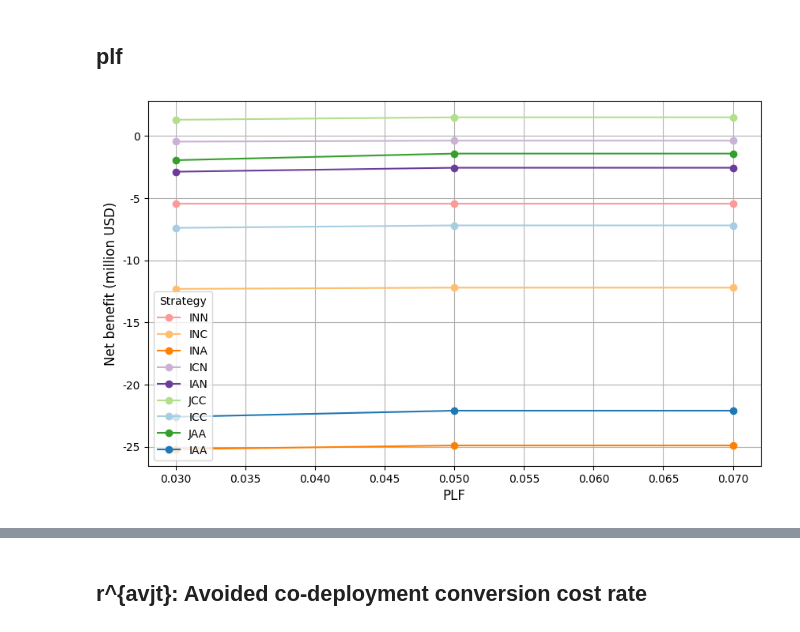
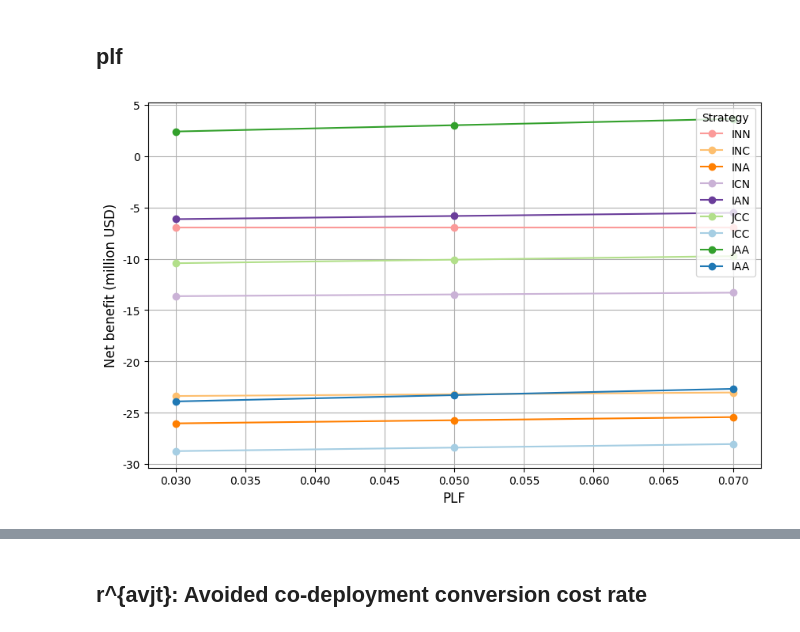
Before and after one commit to narslab/project-groundwork, a Jupyter notebook: bin/jupyter/sensivity-for-all-strategies-net-benefit.ipynb, the cells around one changed output, grey strips where cells are left out. Saved outputs shown, nothing was run; the diff lists cells and outputs as text; code cells hidden in the pictures.

Commit message:
Sensitivity with SAIDI_B=3hr

```diff
--- a/bin/jupyter/sensivity-for-all-strategies-net-benefit.ipynb
+++ b/bin/jupyter/sensivity-for-all-strategies-net-benefit.ipynb
@@ -195,6 +195,9 @@ plt.show()
 # %% [markdown]
 ## plf
 # %%
+# Base path to the CSV files
+base_path = '../../results/outcomes/Sensitivity2/'
+
 # List of r values
 plf_values = [0.03,0.05,0.07]
 
@@ -207,31 +210,31 @@ for plf in plf_values:
     df = pd.read_csv(file_path)
     # Make sure the strategy names are set as the index
     df.set_index('Strategy', inplace=True)
     data[plf] = df['net_benefit']
 
 # Create a DataFrame from the dictionary
 combined_df = pd.DataFrame(data)
 
 # Define colors for each strategy
 strategy_colors = {
     'INN': '#FB9A99', 'INC': '#FDBF6F', 'INA': '#FF7F00', 'ICN': '#CAB2D6',
     'IAN': '#6A3D9A', 'JCC': '#B2DF8A', 'ICC': '#A6CEE3', 'JAA': '#33A02C', 'IAA': '#1F78B4'
 }
 
 # Plotting
 plt.figure(figsize=(10, 6))
 for strategy in combined_df.index:
     plt.plot(combined_df.columns, combined_df.loc[strategy], label=strategy, marker='o', color=strategy_colors[strategy])
 
 # Set y-axis formatter
 formatter = FuncFormatter(millions_formatter)
 plt.gca().yaxis.set_major_formatter(formatter)
 
 plt.xlabel('PLF', fontsize=12)
 plt.ylabel('Net benefit (million USD)', fontsize=12)
 plt.legend(title='Strategy', fontsize=10)
 plt.grid(True)
 
 plt.show()
 # %% [output]
-[figure, old version]
+[figure, new version]
```
Also changed, not shown: parts of 3 cells of this notebook, 6 other files.
